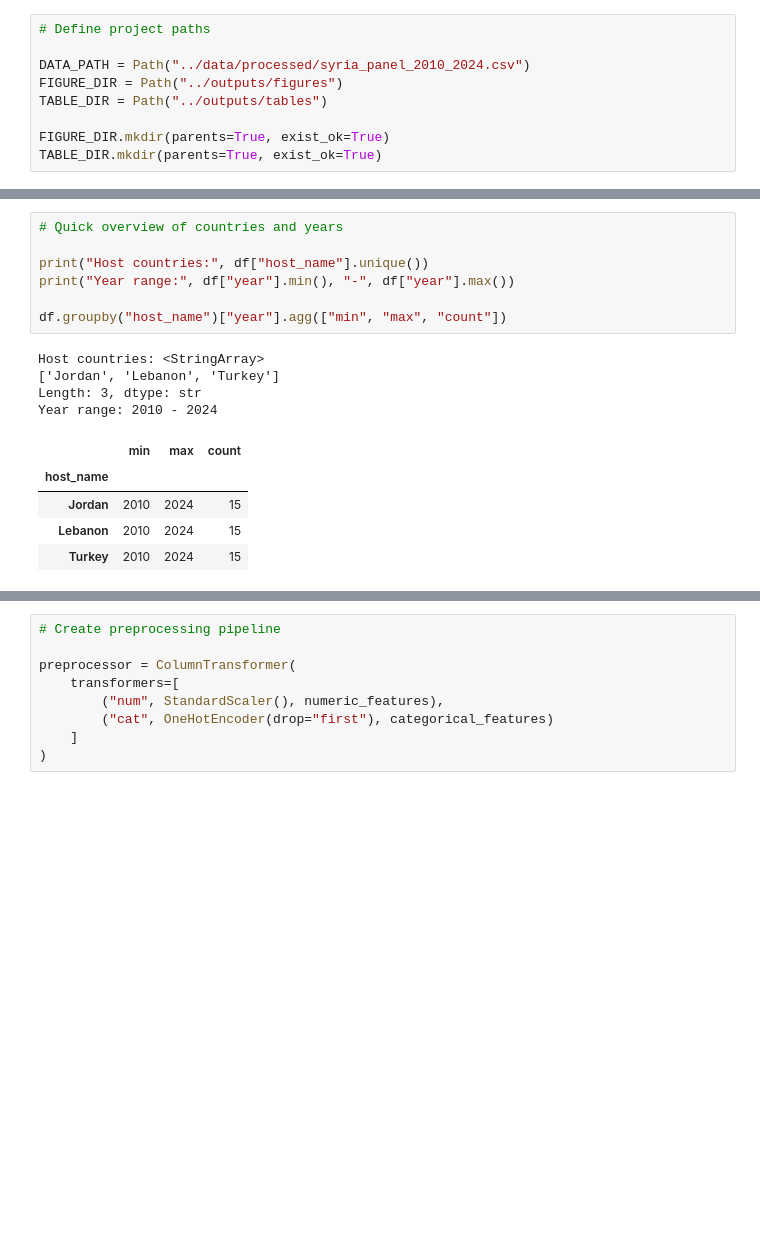
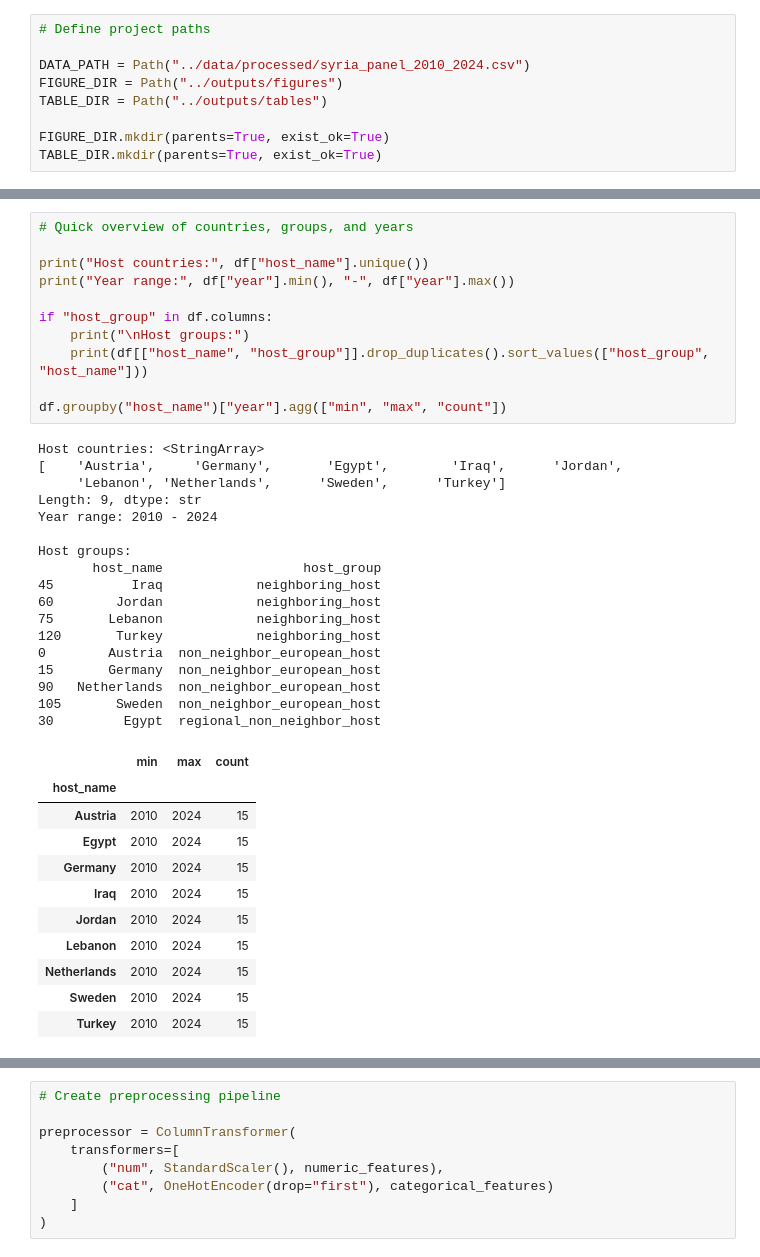
Before and after one commit to BarisOzerdem/DSA210-TermProject, a Jupyter notebook: notebooks/03_ml_analysis.ipynb, the cells around one changed output, grey strips where cells are left out. Cells and saved outputs as stored; diff of their text form; blank space fills up the shorter version.

```diff
--- a/notebooks/03_ml_analysis.ipynb
+++ b/notebooks/03_ml_analysis.ipynb
@@ -73,21 +75,44 @@ trade_pct_gdp              1
 current_account_pct_gdp    1
 dtype: int64
 # %%
-# Quick overview of countries and years
+# Quick overview of countries, groups, and years
 
 print("Host countries:", df["host_name"].unique())
 print("Year range:", df["year"].min(), "-", df["year"].max())
 
+if "host_group" in df.columns:
+    print("\nHost groups:")
+    print(df[["host_name", "host_group"]].drop_duplicates().sort_values(["host_group", "host_name"]))
+
 df.groupby("host_name")["year"].agg(["min", "max", "count"])
 # %% [output]
 Host countries: <StringArray>
-['Jordan', 'Lebanon', 'Turkey']
-Length: 3, dtype: str
+[    'Austria',     'Germany',       'Egypt',        'Iraq',      'Jordan',
+     'Lebanon', 'Netherlands',      'Sweden',      'Turkey']
+Length: 9, dtype: str
 Year range: 2010 - 2024
+
+Host groups:
+       host_name                  host_group
+45          Iraq            neighboring_host
+60        Jordan            neighboring_host
+75       Lebanon            neighboring_host
+120       Turkey            neighboring_host
+0        Austria  non_neighbor_european_host
+15       Germany  non_neighbor_european_host
+90   Netherlands  non_neighbor_european_host
+105       Sweden  non_neighbor_european_host
+30         Egypt  regional_non_neighbor_host
 |  | min | max | count |
 | host_name |  |  |  |
+| Austria | 2010 | 2024 | 15 |
+| Egypt | 2010 | 2024 | 15 |
+| Germany | 2010 | 2024 | 15 |
+| Iraq | 2010 | 2024 | 15 |
 | Jordan | 2010 | 2024 | 15 |
 | Lebanon | 2010 | 2024 | 15 |
+| Netherlands | 2010 | 2024 | 15 |
+| Sweden | 2010 | 2024 | 15 |
 | Turkey | 2010 | 2024 | 15 |
 # %%
 # Select variables for machine learning
```
Also changed, not shown: parts of 15 cells of this notebook, 32 other files.
